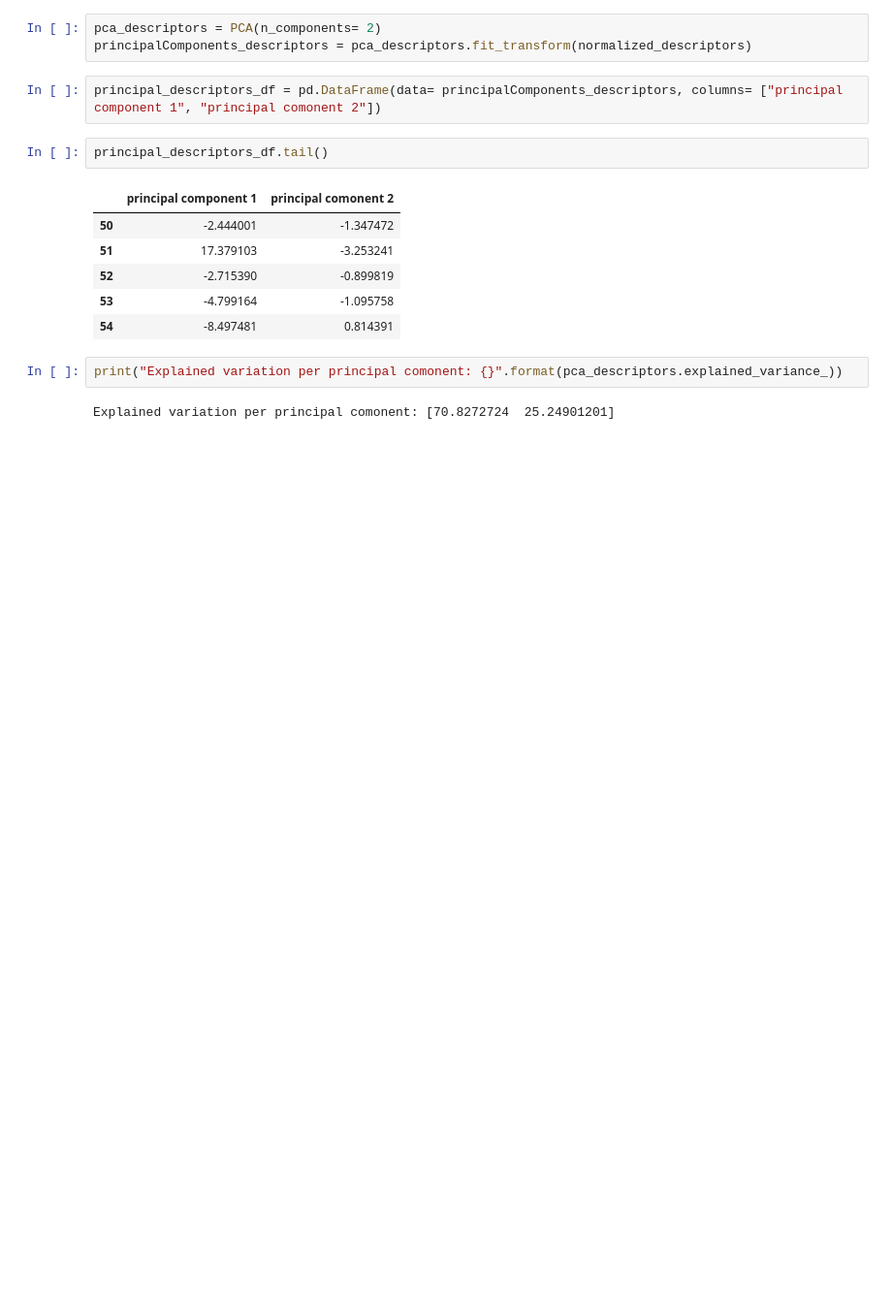
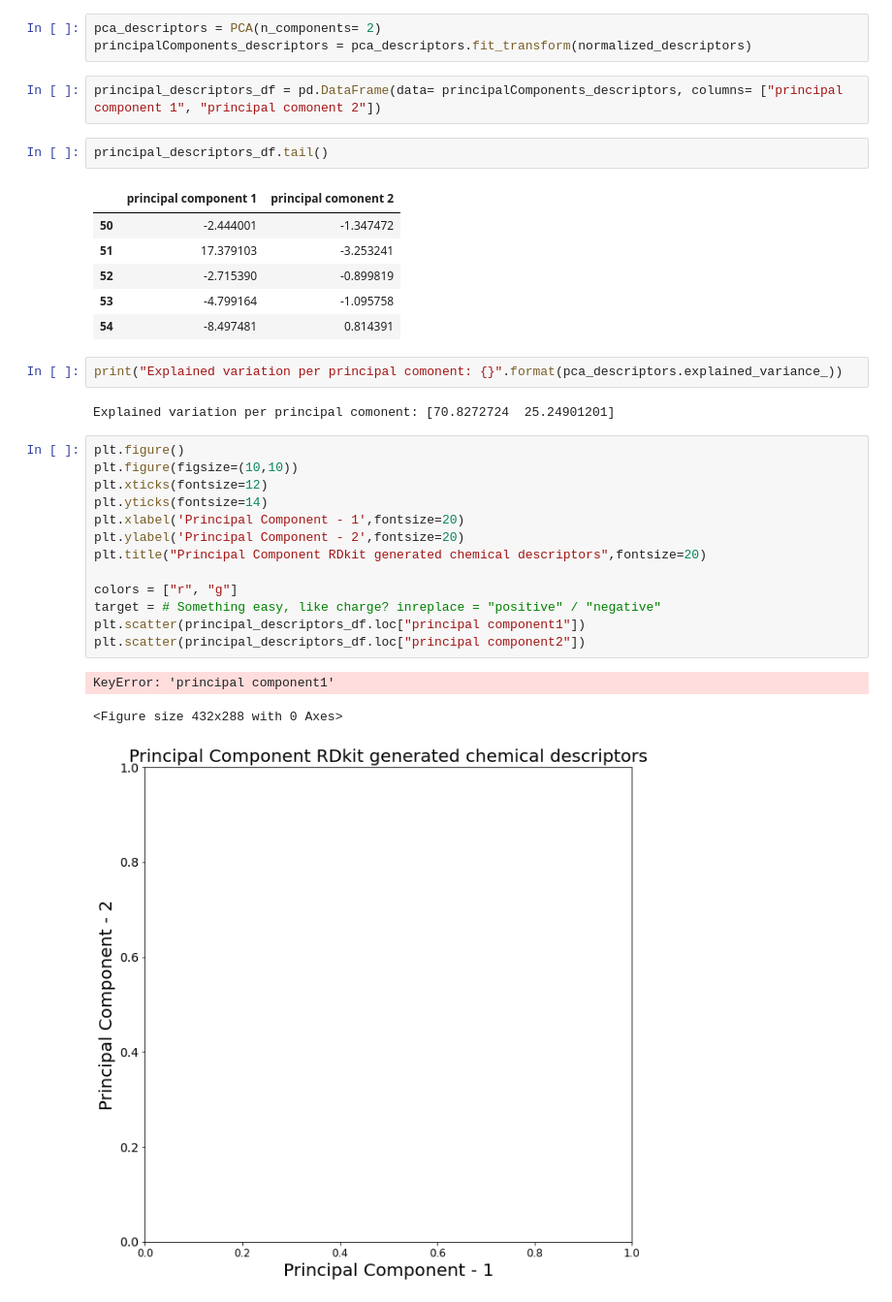
Before and after one commit to meidelien/Metabolic-network-layout-using-biochemical-coordinates, a Jupyter notebook: Notebooks/PCA.ipynb, the cells around one changed output. Shown at 97% size. Saved outputs shown, nothing was run; the diff lists cells and outputs as text; blank space fills up the shorter version.

```diff
--- a/Notebooks/PCA.ipynb
+++ b/Notebooks/PCA.ipynb
@@ -87,3 +88,20 @@ principal_descriptors_df.tail()
 print("Explained variation per principal comonent: {}".format(pca_descriptors.explained_variance_))
 # %% [output]
 Explained variation per principal comonent: [70.8272724  25.24901201]
+# %%
+plt.figure()
+plt.figure(figsize=(10,10))
+plt.xticks(fontsize=12)
+plt.yticks(fontsize=14)
+plt.xlabel('Principal Component - 1',fontsize=20)
+plt.ylabel('Principal Component - 2',fontsize=20)
+plt.title("Principal Component RDkit generated chemical descriptors",fontsize=20)
+
+colors = ["r", "g"]
+target = # Something easy, like charge? inreplace = "positive" / "negative"
+plt.scatter(principal_descriptors_df.loc["principal component1"])
+plt.scatter(principal_descriptors_df.loc["principal component2"])
+# %% [output]
+KeyError: 'principal component1'
+<Figure size 432x288 with 0 Axes>
+[figure, added]
```
Also changed, not shown: parts of 1 cell of this notebook.
